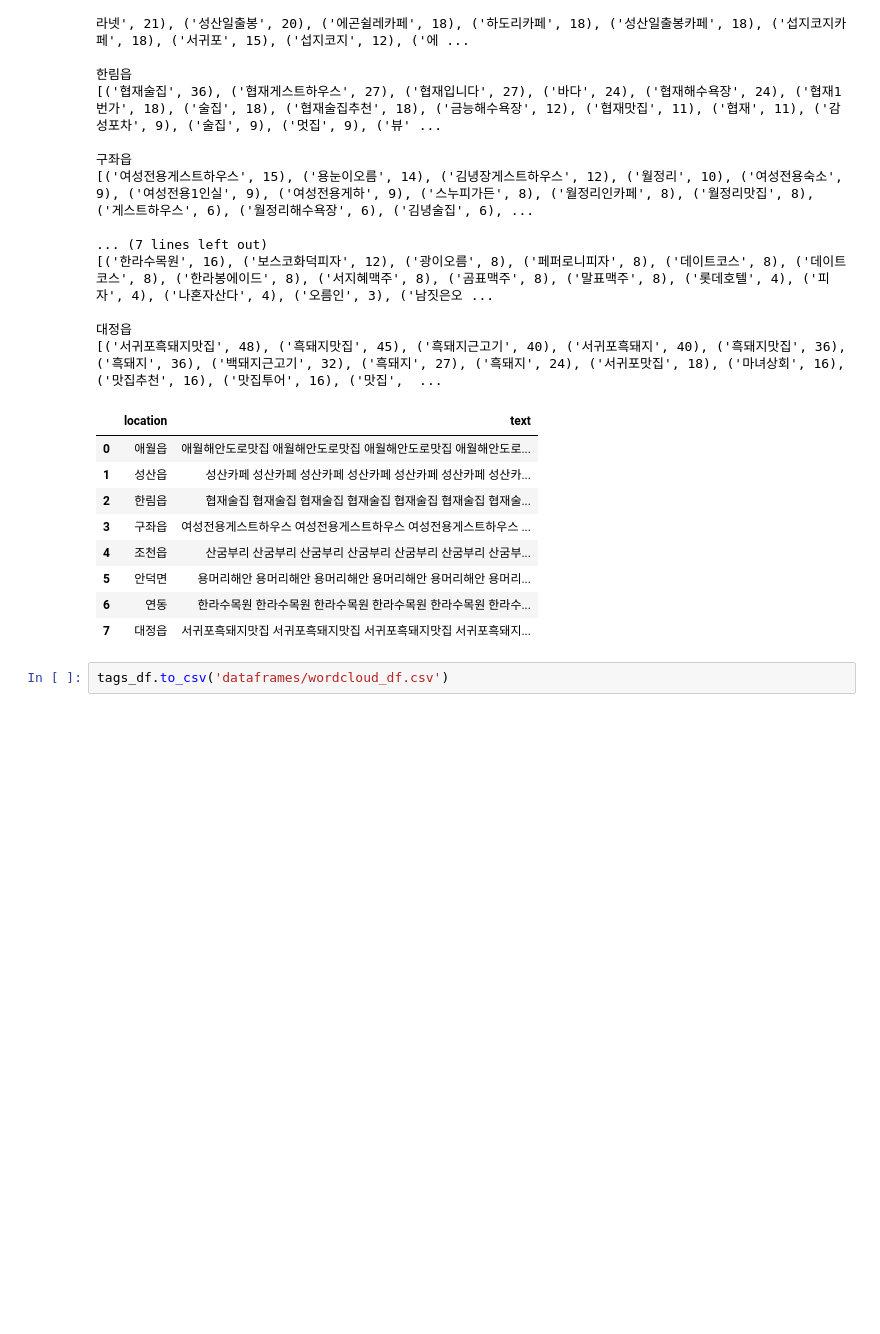
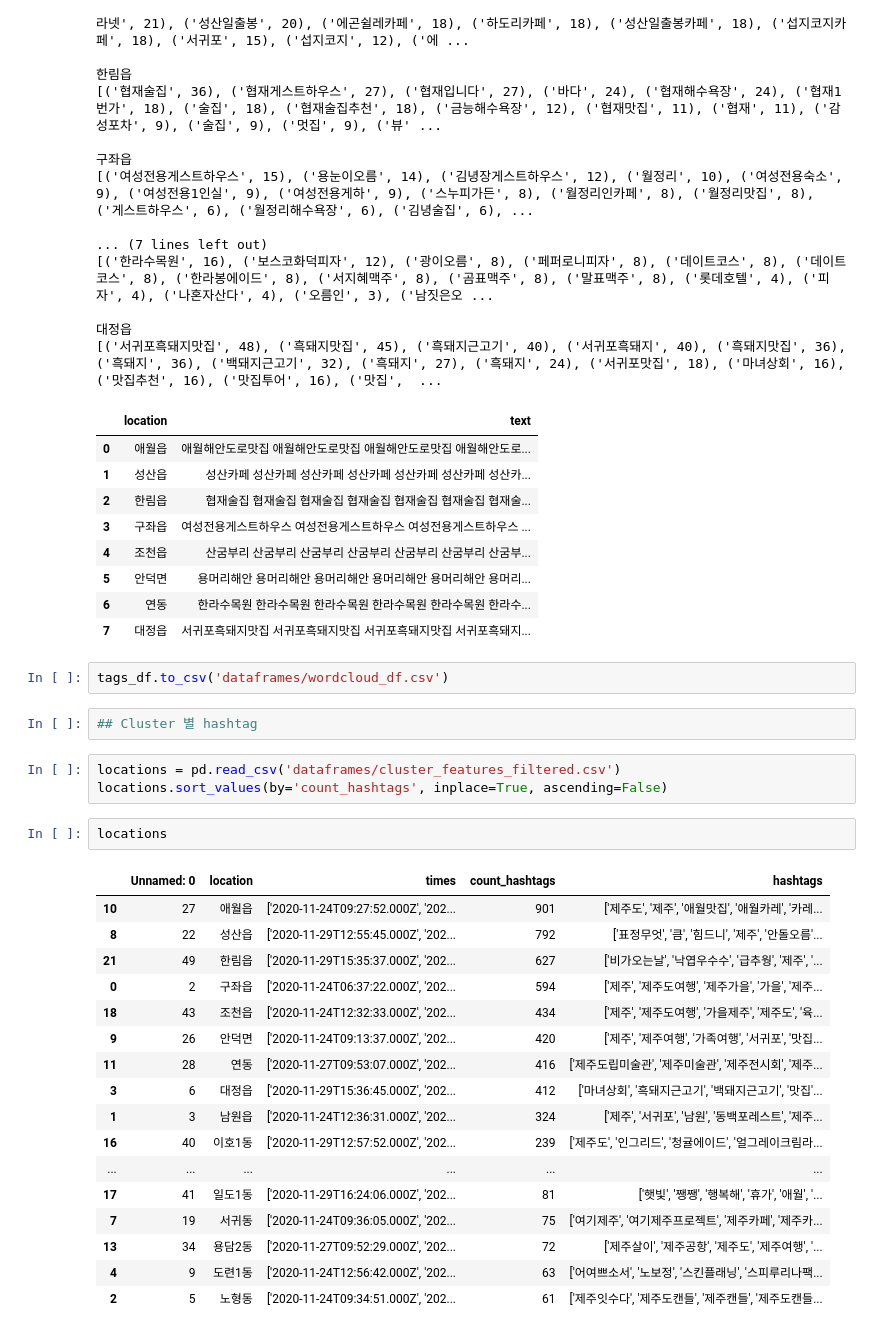
Before and after one commit to EunhoCho/RRRRRR, a Jupyter notebook: Result Analysis.ipynb, the cells around one changed output. Cells and saved outputs as stored; diff of their text form; blank space fills up the shorter version.

```diff
--- a/Result Analysis.ipynb
+++ b/Result Analysis.ipynb
@@ -184,3 +184,28 @@ tags_df
 | 7 | 대정읍 | 서귀포흑돼지맛집 서귀포흑돼지맛집 서귀포흑돼지맛집 서귀포흑돼지... |
 # %%
 tags_df.to_csv('dataframes/wordcloud_df.csv')
+# %%
+## Cluster 별 hashtag
+# %%
+locations = pd.read_csv('dataframes/cluster_features_filtered.csv')
+locations.sort_values(by='count_hashtags', inplace=True, ascending=False)
+# %%
+locations
+# %% [output]
+|  | Unnamed: 0 | location | times | count_hashtags | hashtags |
+| 10 | 27 | 애월읍 | ['2020-11-24T09:27:52.000Z', '202... | 901 | ['제주도', '제주', '애월맛집', '애월카레', '카레... |
+| 8 | 22 | 성산읍 | ['2020-11-29T12:55:45.000Z', '202... | 792 | ['표정무엇', '큼', '힘드니', '제주', '안돌오름'... |
+| 21 | 49 | 한림읍 | ['2020-11-29T15:35:37.000Z', '202... | 627 | ['비가오는날', '낙엽우수수', '급추웡', '제주', '... |
+| 0 | 2 | 구좌읍 | ['2020-11-24T06:37:22.000Z', '202... | 594 | ['제주', '제주도여행', '제주가을', '가을', '제주... |
+| 18 | 43 | 조천읍 | ['2020-11-24T12:32:33.000Z', '202... | 434 | ['제주', '제주도여행', '가을제주', '제주도', '육... |
+| 9 | 26 | 안덕면 | ['2020-11-24T09:13:37.000Z', '202... | 420 | ['제주', '제주여행', '가족여행', '서귀포', '맛집... |
+| 11 | 28 | 연동 | ['2020-11-27T09:53:07.000Z', '202... | 416 | ['제주도립미술관', '제주미술관', '제주전시회', '제주... |
+| 3 | 6 | 대정읍 | ['2020-11-29T15:36:45.000Z', '202... | 412 | ['마녀상회', '흑돼지근고기', '백돼지근고기', '맛집'... |
+| 1 | 3 | 남원읍 | ['2020-11-24T12:36:31.000Z', '202... | 324 | ['제주', '서귀포', '남원', '동백포레스트', '제주... |
+| 16 | 40 | 이호1동 | ['2020-11-29T12:57:52.000Z', '202... | 239 | ['제주도', '인그리드', '청귤에이드', '얼그레이크림라... |
+| ... | ... | ... | ... | ... | ... |
+| 17 | 41 | 일도1동 | ['2020-11-29T16:24:06.000Z', '202... | 81 | ['햇빛', '쨍쨍', '행복해', '휴가', '애월', '... |
+| 7 | 19 | 서귀동 | ['2020-11-24T09:36:05.000Z', '202... | 75 | ['여기제주', '여기제주프로젝트', '제주카페', '제주카... |
+| 13 | 34 | 용담2동 | ['2020-11-27T09:52:29.000Z', '202... | 72 | ['제주살이', '제주공항', '제주도', '제주여행', '... |
+| 4 | 9 | 도련1동 | ['2020-11-24T12:56:42.000Z', '202... | 63 | ['어여쁘소서', '노보정', '스킨플래닝', '스피루리나팩... |
+| 2 | 5 | 노형동 | ['2020-11-24T09:34:51.000Z', '202... | 61 | ['제주잇수다', '제주도캔들', '제주캔들', '제주도캔들... |
```
Also changed, not shown: parts of 12 cells of this notebook, 14 other files.
